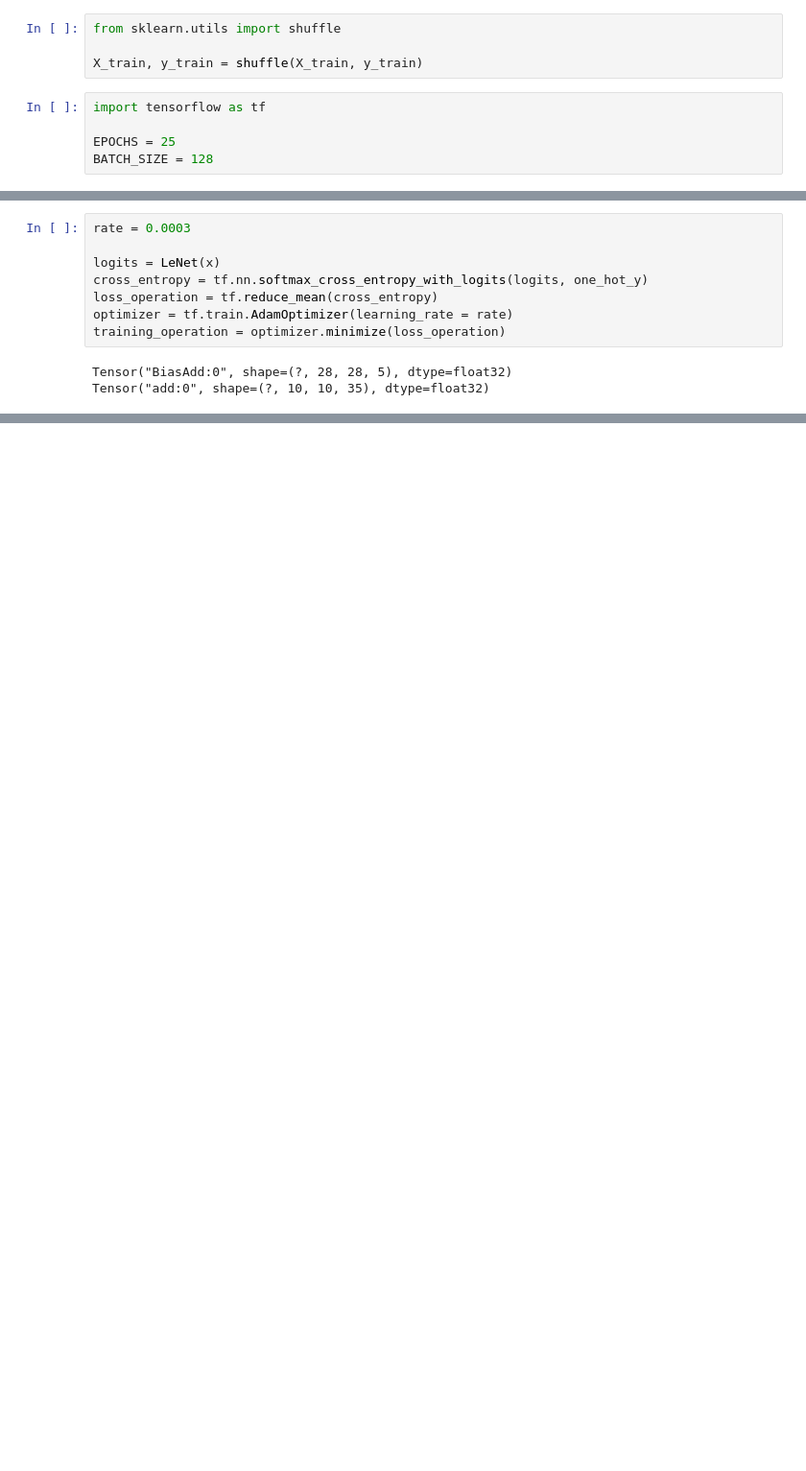
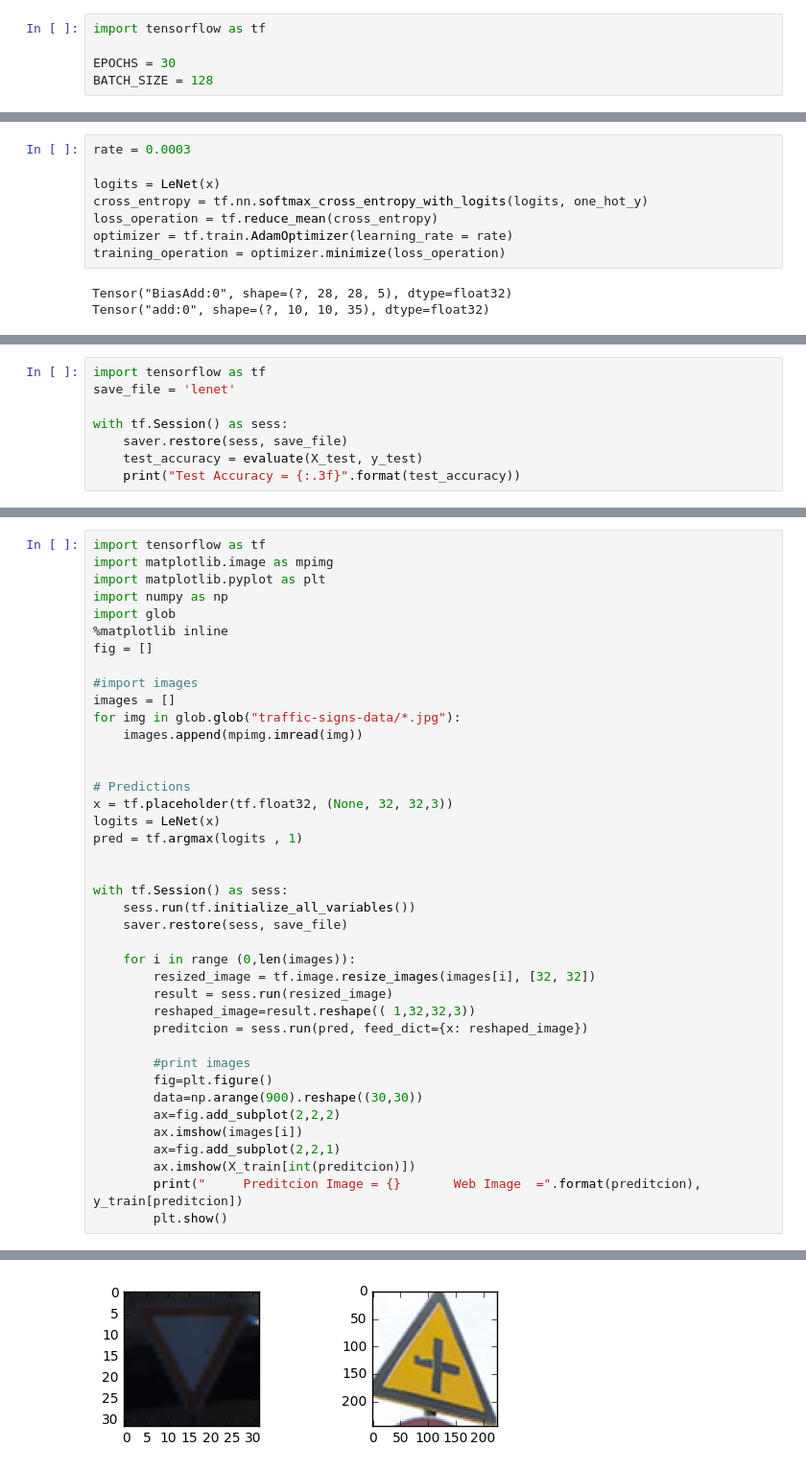
Before and after one commit to cuevas1208/Traffic_Sign_Classifier, a Jupyter notebook: main.ipynb, the cells around one changed output, grey strips where cells are left out. Shown: that part at 96% size. Saved outputs shown, nothing was run; the diff lists cells and outputs as text; blank space fills up the shorter version.

```diff
--- a/main.ipynb
+++ b/main.ipynb
@@ -56,9 +83,5 @@ print(y_train[index])
-# %%
-from sklearn.utils import shuffle
-
-X_train, y_train = shuffle(X_train, y_train)
 # %%
 import tensorflow as tf
 
-EPOCHS = 25
+EPOCHS = 30
 BATCH_SIZE = 128
@@ -218,0 +250,8 @@ Model saved
+# %%
+import tensorflow as tf
+save_file = 'lenet'
+
+with tf.Session() as sess:
+    saver.restore(sess, save_file)
+    test_accuracy = evaluate(X_test, y_test)
+    print("Test Accuracy = {:.3f}".format(test_accuracy))
@@ -218,0 +262,41 @@ Model saved
+# %%
+import tensorflow as tf
+import matplotlib.image as mpimg
+import matplotlib.pyplot as plt
+import numpy as np
+import glob
+%matplotlib inline
+fig = []
+
+#import images
+images = []
+for img in glob.glob("traffic-signs-data/*.jpg"):
+    images.append(mpimg.imread(img))
+
+
+# Predictions
+x = tf.placeholder(tf.float32, (None, 32, 32,3))
+logits = LeNet(x)
+pred = tf.argmax(logits , 1)
+
+
+with tf.Session() as sess:
+    sess.run(tf.initialize_all_variables())
+    saver.restore(sess, save_file)
+
+    for i in range (0,len(images)):
+        resized_image = tf.image.resize_images(images[i], [32, 32])
+        result = sess.run(resized_image)
+        reshaped_image=result.reshape(( 1,32,32,3))
+        preditcion = sess.run(pred, feed_dict={x: reshaped_image})
+
+        #print images
+        fig=plt.figure()
+        data=np.arange(900).reshape((30,30))
+        ax=fig.add_subplot(2,2,2)
+        ax.imshow(images[i])
+        ax=fig.add_subplot(2,2,1)
+        ax.imshow(X_train[int(preditcion)])
+        print("     Preditcion Image = {}       Web Image  =".format(preditcion), y_train[preditcion])
+        plt.show()
+# %% [output]
@@ -218,0 +306 @@ Model saved
+[figure, added]
```
Also changed, not shown: parts of 21 cells of this notebook, 1 other file.
